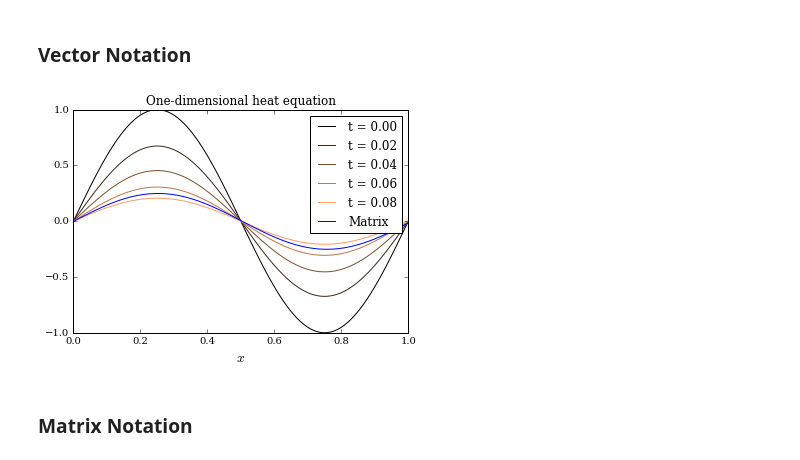
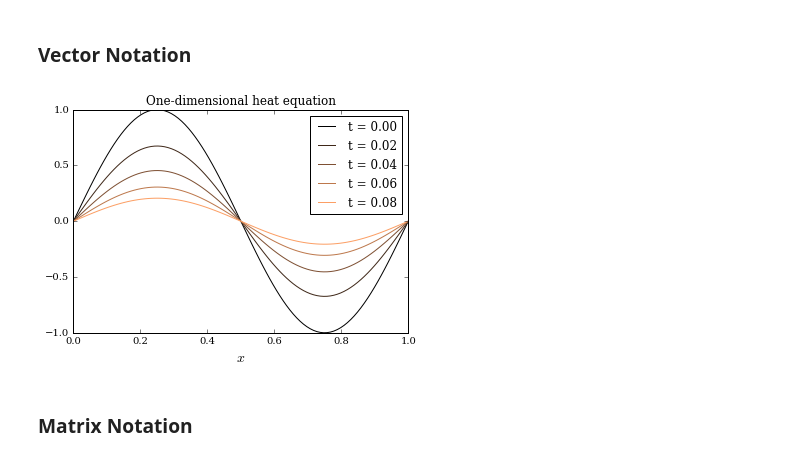
Before and after one commit to gavinconran/numerical-finance, a Jupyter notebook: 03_Discretisation/Heat_FDExplicit/IPythonHeatFD.ipynb, the cells around one changed output. Saved outputs shown, nothing was run; the diff lists cells and outputs as text; code cells hidden in the pictures.

```diff
--- a/03_Discretisation/Heat_FDExplicit/IPythonHeatFD.ipynb
+++ b/03_Discretisation/Heat_FDExplicit/IPythonHeatFD.ipynb
@@ -79,36 +79,34 @@ nt = 5000 # num of time steps
 
 dx = barX / (nx - 1)   # Grid step in space
 dt = T / nt            # Grid step in time
 
 # Space step size
 x = np.linspace(0.0, barX, nx)
 # Boundary conditions
 x = np.linspace(0.0, barX, nx)
 u = np.sin(2 * np.pi * x)
 rhs = np.zeros(nx)
 
 # Single loop
 for n in range(0, nt): # for each time step
     rhs[1:-1] = dt * (0.5 * sigma * sigma) * \
             (u[:-2] - 2.0 * u[1:-1] + u[2:]) / (dx**2)
     u += rhs
 
     # Plot every pp time steps
     pp = 100
     if (n % pp == 0):
         if (n % (10 * pp) == 0):
             plotlabel = "t = %1.2f" % (n * dt)
             pyplot.plot(x, u, label=plotlabel, color=pyplot.get_cmap(
                 'copper')(float(n) / nt))
 
-uMi = [spSolution[i] for i,xx in enumerate(xM) if i%10==0]
-pyplot.plot(x, uMi, label="Matrix", color='blue')
 pyplot.xlabel(u'$x$', fontsize=14)
 pyplot.title(u'One-dimensional heat equation')
 pyplot.legend()
 pyplot.show()
 # %% [output]
-[figure, old version]
+[figure, new version]
 # %% [markdown]
 ### Matrix Notation
 # %%
```
Also changed, not shown: parts of 1 cell of this notebook, 1 other file.
